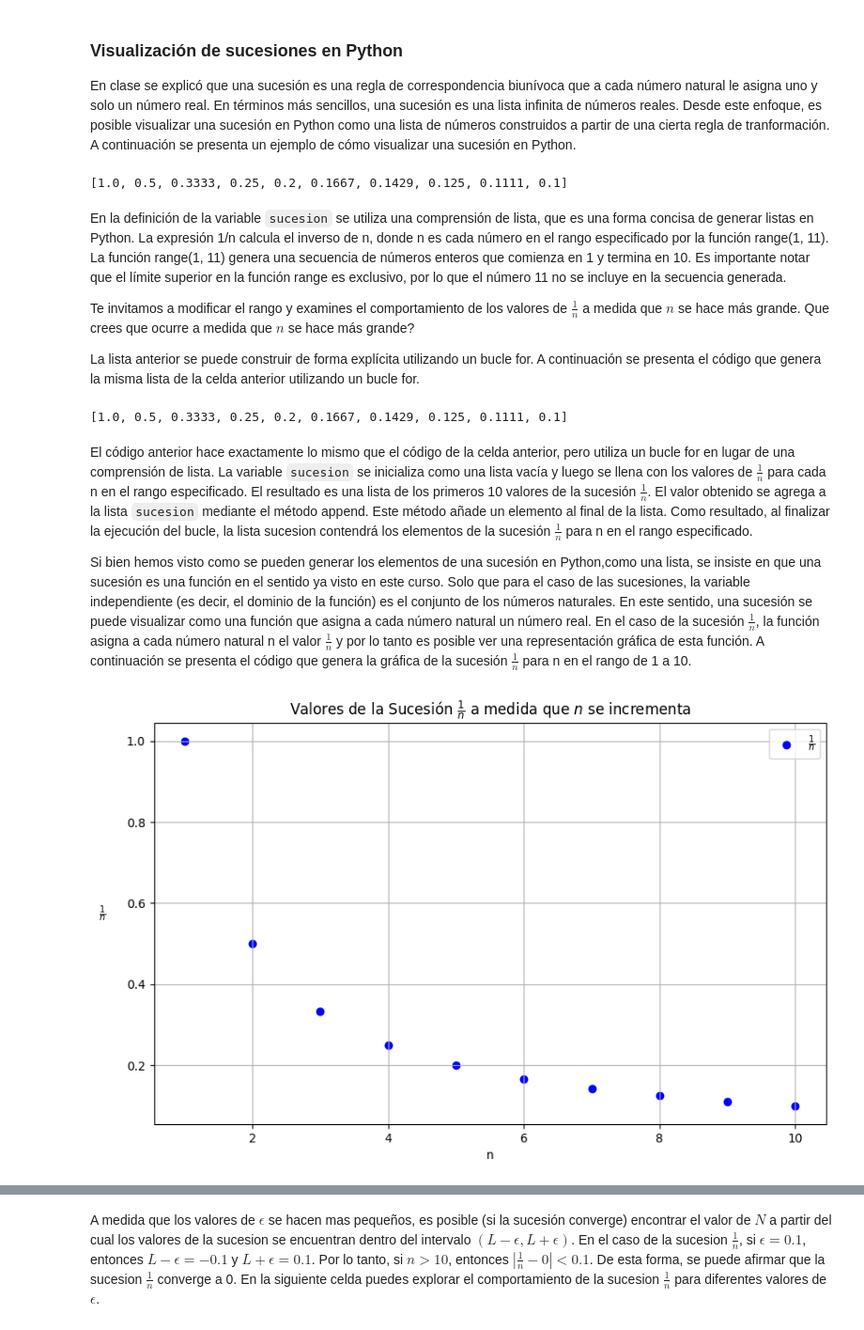
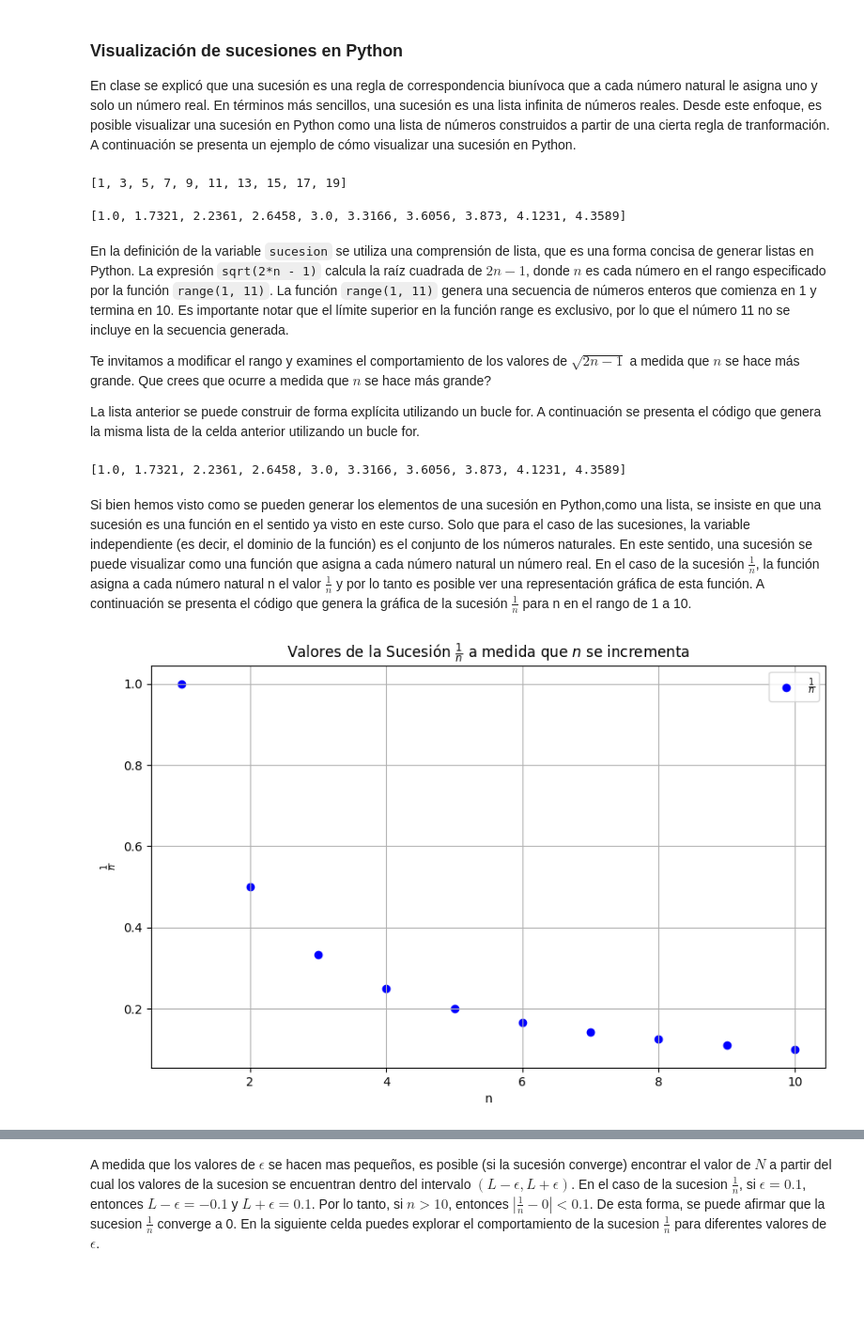
Before and after one commit to abelalv/PUJ_MMAF, a Jupyter notebook: seccion_8/MMAF_python_8.ipynb, the cells around one changed output, grey strips where cells are left out. Shown at 94% size. Drawn from its saved outputs; the diff is of its cells as text; code cells hidden in the pictures; blank space fills up the shorter version.

Commit message:
NEW: Modificaciones Python.

```diff
--- a/seccion_8/MMAF_python_8.ipynb
+++ b/seccion_8/MMAF_python_8.ipynb
@@ -11,17 +39,27 @@ with open('MMAF.py', 'w', encoding='utf-8') as file:
 
 En clase se explicó que una sucesión es una regla de correspondencia biunívoca que a cada número natural le asigna uno y solo un número real. En términos más sencillos, una sucesión es una lista infinita de números reales. Desde este enfoque, es posible visualizar una sucesión en Python como una lista de números construidos a partir de una cierta regla de tranformación. A continuación se presenta un ejemplo de cómo visualizar una sucesión en Python.
 # %%
-# Generar la sucesión 1/n para los primeros 10 números con 4 cifras significativas
-sucesion = [round(1/n, 4) for n in range(1, 11)]
+# Generar la sucesión 2*n - 1 para los primeros 10 números
+sucesion = [2*n - 1 for n in range(1, 11)]
 
 # Mostrar la sucesión
 print(sucesion)
 # %% [output]
-[1.0, 0.5, 0.3333, 0.25, 0.2, 0.1667, 0.1429, 0.125, 0.1111, 0.1]
+[1, 3, 5, 7, 9, 11, 13, 15, 17, 19]
+# %%
+from math import sqrt
+
+# Generar la sucesión sqrt(2*n - 1) para los primeros 10 números con 4 cifras
+sucesion = [round(sqrt(2*n - 1), 4) for n in range(1, 11)]
+
+# Mostrar la sucesión
+print(sucesion)
+# %% [output]
+[1.0, 1.7321, 2.2361, 2.6458, 3.0, 3.3166, 3.6056, 3.873, 4.1231, 4.3589]
 # %% [markdown]
-En la definición de la variable `sucesion` se utiliza una comprensión de lista, que es una forma concisa de generar listas en Python. La expresión 1/n calcula el inverso de n, donde n es cada número en el rango especificado por la función range(1, 11). La función range(1, 11) genera una secuencia de números enteros que comienza en 1 y termina en 10. Es importante notar que el límite superior en la función range es exclusivo, por lo que el número 11 no se incluye en la secuencia generada.
+En la definición de la variable `sucesion` se utiliza una comprensión de lista, que es una forma concisa de generar listas en Python. La expresión `sqrt(2*n - 1)` calcula la raíz cuadrada de $2n - 1$, donde $n$ es cada número en el rango especificado por la función `range(1, 11)`. La función `range(1, 11)` genera una secuencia de números enteros que comienza en 1 y termina en 10. Es importante notar que el límite superior en la función range es exclusivo, por lo que el número 11 no se incluye en la secuencia generada.
 
-Te invitamos a modificar el rango y examines el comportamiento de los valores de $\frac{1}{n}$ a medida que $n$ se hace más grande. Que crees que ocurre a medida que $n$ se hace más grande?
+Te invitamos a modificar el rango y examines el comportamiento de los valores de $\sqrt{2n - 1}$ a medida que $n$ se hace más grande. Que crees que ocurre a medida que $n$ se hace más grande?
 
 La lista anterior se puede construir de forma explícita utilizando un bucle for. A continuación se presenta el código que genera la misma lista de la celda anterior utilizando un bucle for.
 # %%
@@ -30,42 +68,20 @@ sucesion = []
 
 # Usar un ciclo for para iterar sobre los números del 1 al 10
 for n in range(1, 11):
-    # Calcular el inverso de n, redondearlo a 4 cifras significativas y agregarlo a la lista
-    sucesion.append(round(1/n, 4))
+    sucesion.append(round(sqrt(2*n - 1), 4))
 
 # Mostrar la lista sucesion
 print(sucesion)
 # %% [output]
-[1.0, 0.5, 0.3333, 0.25, 0.2, 0.1667, 0.1429, 0.125, 0.1111, 0.1]
+[1.0, 1.7321, 2.2361, 2.6458, 3.0, 3.3166, 3.6056, 3.873, 4.1231, 4.3589]
 # %% [markdown]
-El código anterior hace exactamente lo mismo que el código de la celda anterior, pero utiliza un bucle for en lugar de una comprensión de lista. La variable `sucesion` se inicializa como una lista vacía y luego se llena con los valores de $\frac{1}{n}$ para cada n en el rango especificado. El resultado es una lista de los primeros 10 valores de la sucesión $\frac{1}{n}$. El valor obtenido  se agrega a la lista `sucesion` mediante el método append. Este método añade un elemento al final de la lista. Como resultado, al finalizar la ejecución del bucle, la lista sucesion contendrá los elementos de la sucesión $\frac{1}{n}$ para n en el rango especificado.
-
 Si bien hemos visto como se pueden generar los elementos de una sucesión en Python,como una lista, se insiste en que una sucesión es una función en el sentido ya visto en este curso. Solo que para el caso de las sucesiones, la variable independiente (es decir, el dominio de la función) es el conjunto de los números naturales. En este sentido, una sucesión se puede visualizar como una función que asigna a cada número natural un número real. En el caso de la sucesión $\frac{1}{n}$, la función asigna a cada número natural n el valor $\frac{1}{n}$ y por lo tanto es posible ver una representación gráfica de esta función. A continuación se presenta el código que genera la gráfica de la sucesión $\frac{1}{n}$ para n en el rango de 1 a 10.
 # %%
-import matplotlib.pyplot as plt
-import numpy as np
+from MMAF import plot_sucesion_example
 
-# Definir los valores de n
-valores_n = np.arange(1, 11)  # n desde 1 hasta 100
-
-# Calcular los valores de la sucesión 1/n
-valores_sucesion = 1 / valores_n
-
-# Crear la gráfica
-plt.figure(figsize=(10, 6))
-plt.scatter(valores_n, valores_sucesion, marker='o', linestyle='-', color='b', label=r'$\frac{1}{n}$')
-
-# Etiquetas y título
-plt.xlabel('n')
-plt.ylabel(r'$\frac{1}{n}$', rotation=0, labelpad=20)  # Rotar la etiqueta a vertical y ajustar el padding
-plt.title('Valores de la Sucesión $\\frac{1}{n}$ a medida que $n$ se incrementa')
-plt.grid(True)
-plt.legend()
-
-# Mostrar la gráfica
-plt.show()
+plot_sucesion_example()
 # %% [output]
-[figure, old version]
+[figure, new version]
 # %% [markdown]
 Con base en la gráfica obtenida, ¿qué puedes decir sobre el comportamiento de la sucesión $\frac{1}{n}$ a medida que n se hace más grande?
 
```
Also changed, not shown: parts of 7 cells of this notebook, 1 other file.
